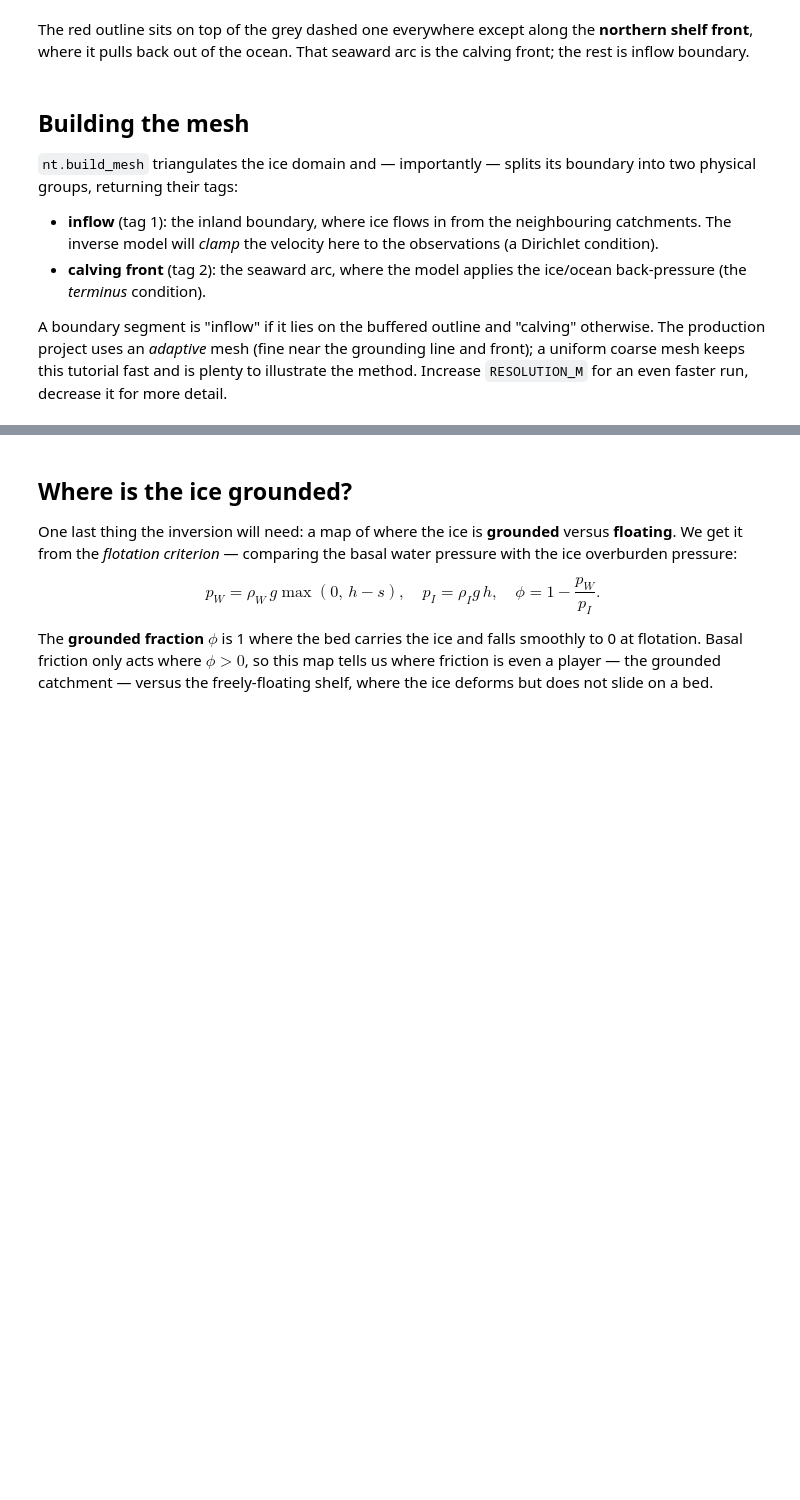
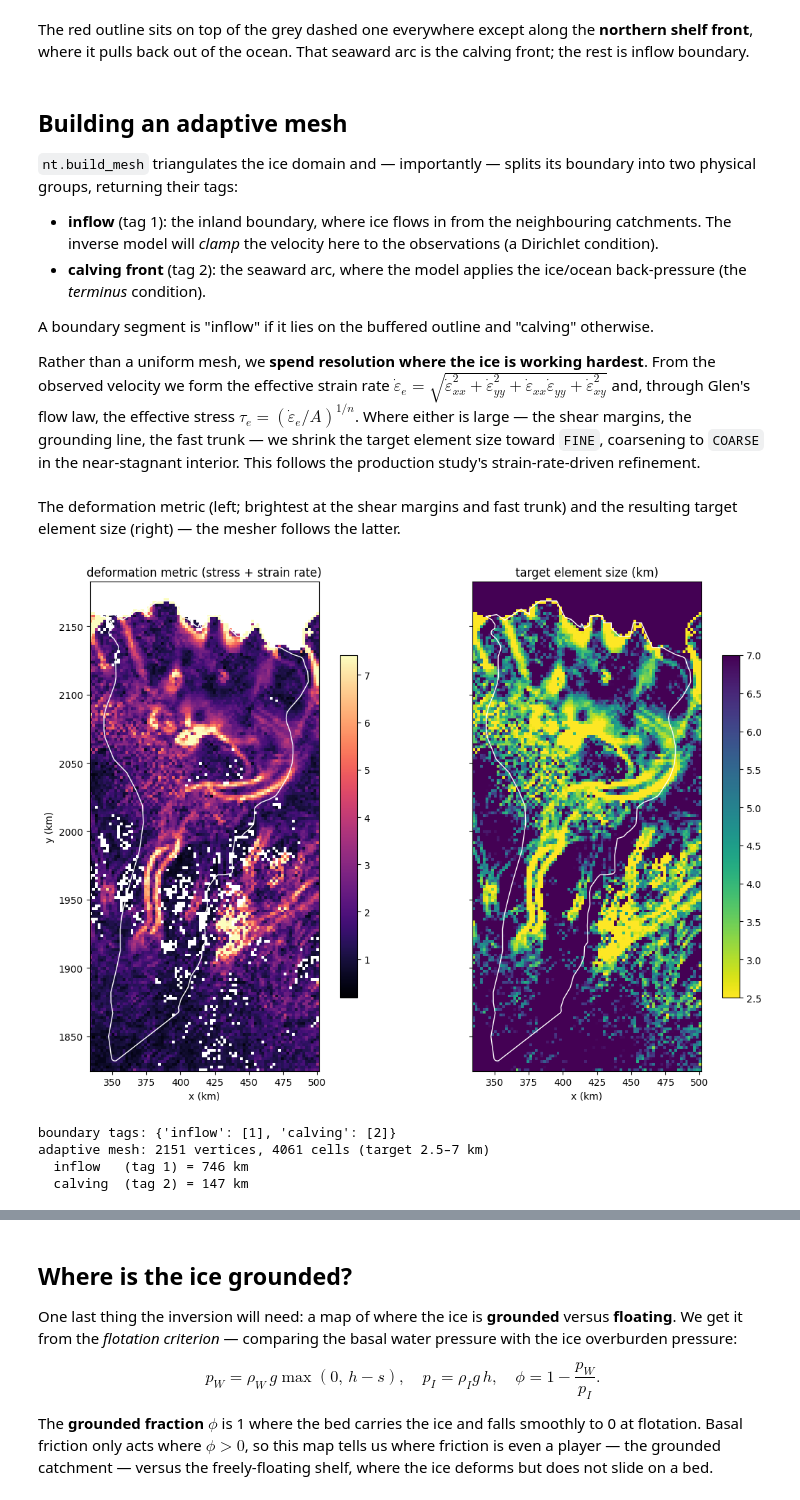
Before and after one commit to hoffmaao/nivlisen-tutorials, a Jupyter notebook: notebooks/00-domain.ipynb, the cells around one changed output, grey strips where cells are left out. Cells and saved outputs as stored; diff of their text form; code cells hidden in the pictures; blank space fills up the shorter version.

```diff
--- a/notebooks/00-domain.ipynb
+++ b/notebooks/00-domain.ipynb
@@ -135,7 +143,7 @@ The red outline sits on top of the grey dashed one everywhere except along the
 **northern shelf front**, where it pulls back out of the ocean. That seaward
 arc is the calving front; the rest is inflow boundary.
 # %% [markdown]
-## Building the mesh
+## Building an adaptive mesh
 
 `nt.build_mesh` triangulates the ice domain and — importantly — splits its
 boundary into two physical groups, returning their tags:
@@ -147,7 +155,14 @@ boundary into two physical groups, returning their tags:
   ice/ocean back-pressure (the *terminus* condition).
 
 A boundary segment is "inflow" if it lies on the buffered outline and
-"calving" otherwise. The production project uses an *adaptive* mesh (fine near
-the grounding line and front); a uniform coarse mesh keeps this tutorial fast
-and is plenty to illustrate the method. Increase `RESOLUTION_M` for an even
-faster run, decrease it for more detail.
+"calving" otherwise.
+
+Rather than a uniform mesh, we **spend resolution where the ice is working
+hardest**. From the observed velocity we form the effective strain rate
+$\dot\varepsilon_e=\sqrt{\dot\varepsilon_{xx}^2+\dot\varepsilon_{yy}^2+
+\dot\varepsilon_{xx}\dot\varepsilon_{yy}+\dot\varepsilon_{xy}^2}$ and, through
+Glen's flow law, the effective stress $\tau_e=(\dot\varepsilon_e/A)^{1/n}$.
+Where either is large — the shear margins, the grounding line, the fast trunk
+— we shrink the target element size toward `FINE`, coarsening to `COARSE` in
+the near-stagnant interior. This follows the production study's
+strain-rate-driven refinement.
@@ -154,17 +201,40 @@ faster run, decrease it for more detail.
+# %% [markdown]
+The deformation metric (left; brightest at the shear margins and fast trunk)
+and the resulting target element size (right) — the mesher follows the latter.
+# %%
+fig, axes = plt.subplots(1, 2, figsize=(12, 8), sharey=True)
+im0 = axes[0].pcolormesh(x/1e3, y/1e3, np.where(moving, refine, np.nan), cmap="magma",
+                         vmax=float(np.percentile(refine[moving], 98)), shading="auto")
+axes[0].set_title("deformation metric (stress + strain rate)")
+fig.colorbar(im0, ax=axes[0], shrink=0.7)
+im1 = axes[1].pcolormesh(x/1e3, y/1e3, size_grid/1e3, cmap="viridis_r", shading="auto")
+axes[1].set_title("target element size (km)")
+fig.colorbar(im1, ax=axes[1], shrink=0.7)
+for ax in axes:
+    ax.plot(*np.array(ice.exterior.xy)/1e3, "w-", lw=1.0)
+    ax.set_aspect("equal"); ax.set_xlabel("x (km)")
+axes[0].set_ylabel("y (km)")
+fig.tight_layout(); plt.show()
+# %% [output]
+[figure, added]
 # %%
-RESOLUTION_M = 5000.0   # 5 km elements — coarse and fast
-
-ids = nt.build_mesh(ice, RESOLUTION_M, MESH_OUT, domain)
+ids = nt.build_mesh(ice, FINE, MESH_OUT, domain, size_field=size_field)
 print("boundary tags:", ids)
 
 mesh = fd.Mesh(MESH_OUT)
-print(f"mesh: {mesh.num_vertices()} vertices, {mesh.num_cells()} cells")
+print(f"adaptive mesh: {mesh.num_vertices()} vertices, {mesh.num_cells()} cells "
+      f"(target {FINE/1e3:.1f}–{COARSE/1e3:.0f} km)")
 
 # length of each boundary group, as a sanity check
 from firedrake import Constant, assemble, ds as ds_meas
 for name, tag in [("inflow", ids["inflow"][0]), ("calving", ids["calving"][0])]:
     L = float(assemble(Constant(1.0) * ds_meas(tag, domain=mesh)))
     print(f"  {name:8s} (tag {tag}) = {L/1e3:.0f} km")
+# %% [output]
+boundary tags: {'inflow': [1], 'calving': [2]}
+adaptive mesh: 2151 vertices, 4061 cells (target 2.5–7 km)
+  inflow   (tag 1) = 746 km
+  calving  (tag 2) = 147 km
 # %%
 fig, ax = plt.subplots(figsize=(6, 8))
 nt.plot_mesh(mesh, ax)
```
Also changed, not shown: parts of 6 cells of this notebook, 13 other files.
